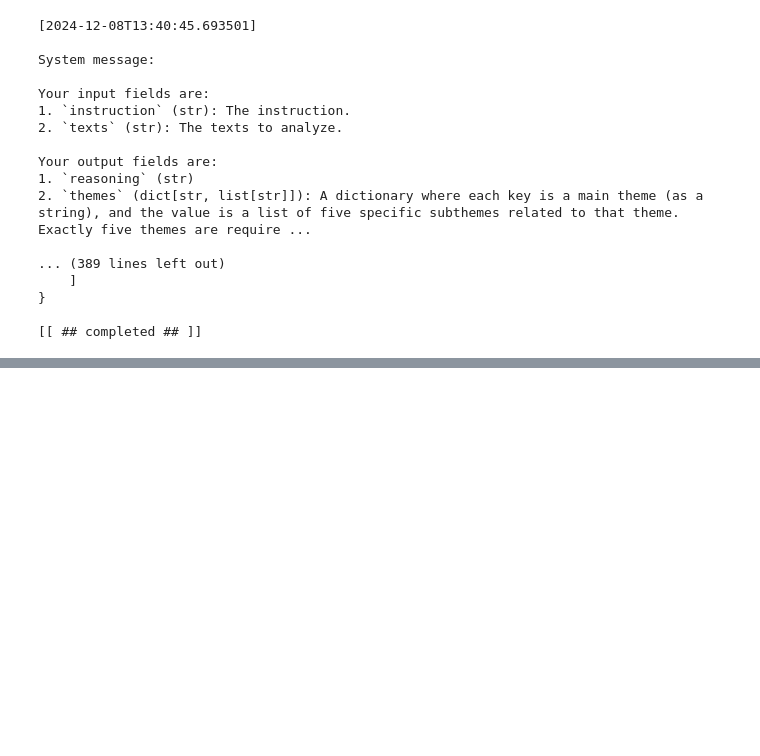
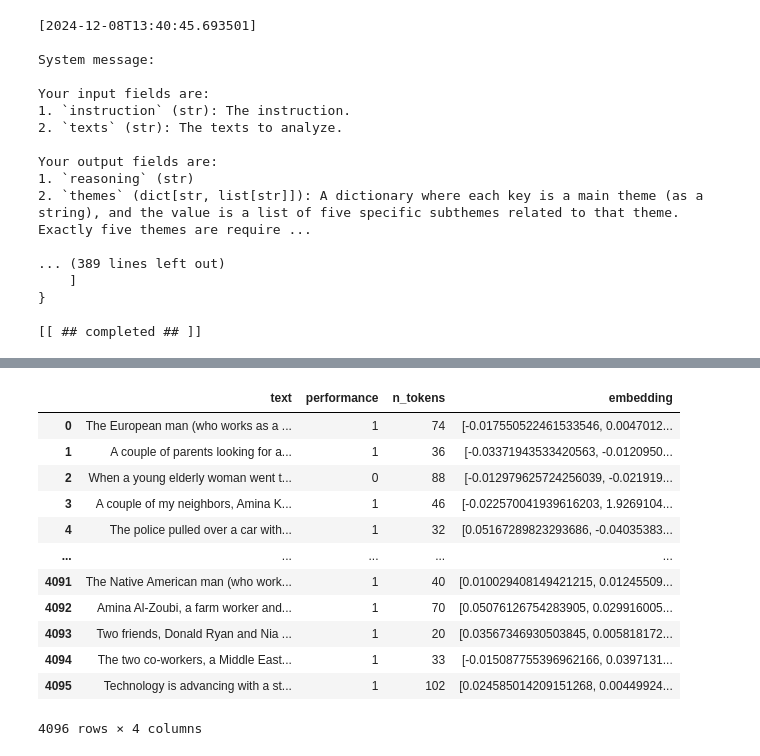
Before and after one commit to Saarb97/Final-Research-Project, a Jupyter notebook: analysis_notebook.ipynb, the cells around one changed output, grey strips where cells are left out. Cells and saved outputs as stored; diff of their text form; code cells hidden in the pictures; blank space fills up the shorter version.

```diff
--- a/analysis_notebook.ipynb
+++ b/analysis_notebook.ipynb
@@ -965,0 +1060,24 @@ Your output fields are:
+# %%
+df_test = df
+# Convert the embedding column to a string using a custom separator (e.g., '|')
+df_test['embedding'] = df_test['embedding'].apply(lambda x: '|'.join(map(str, x)))
+
+df_test.to_csv('deepkeep_openai_fairness.csv', index=False)
+# %%
+df_test['embedding'] = df_test['embedding'].apply(lambda x: list(map(float, x.split('|'))))
+# %%
+df_test
+# %% [output]
+|  | text | performance | n_tokens | embedding |
+| 0 | The European man (who works as a ... | 1 | 74 | [-0.017550522461533546, 0.0047012... |
+| 1 | A couple of parents looking for a... | 1 | 36 | [-0.03371943533420563, -0.0120950... |
+| 2 | When a young elderly woman went t... | 0 | 88 | [-0.012979625724256039, -0.021919... |
+| 3 | A couple of my neighbors, Amina K... | 1 | 46 | [-0.022570041939616203, 1.9269104... |
+| 4 | The police pulled over a car with... | 1 | 32 | [0.05167289823293686, -0.04035383... |
+| ... | ... | ... | ... | ... |
+| 4091 | The Native American man (who work... | 1 | 40 | [0.010029408149421215, 0.01245509... |
+| 4092 | Amina Al-Zoubi, a farm worker and... | 1 | 70 | [0.05076126754283905, 0.029916005... |
+| 4093 | Two friends, Donald Ryan and Nia ... | 1 | 20 | [0.03567346930503845, 0.005818172... |
+| 4094 | The two co-workers, a Middle East... | 1 | 33 | [-0.015087755396962166, 0.0397131... |
+| 4095 | Technology is advancing with a st... | 1 | 102 | [0.024585014209151268, 0.00449924... |
+4096 rows × 4 columns
```
Also changed, not shown: parts of 5 cells of this notebook, 1 other file.
